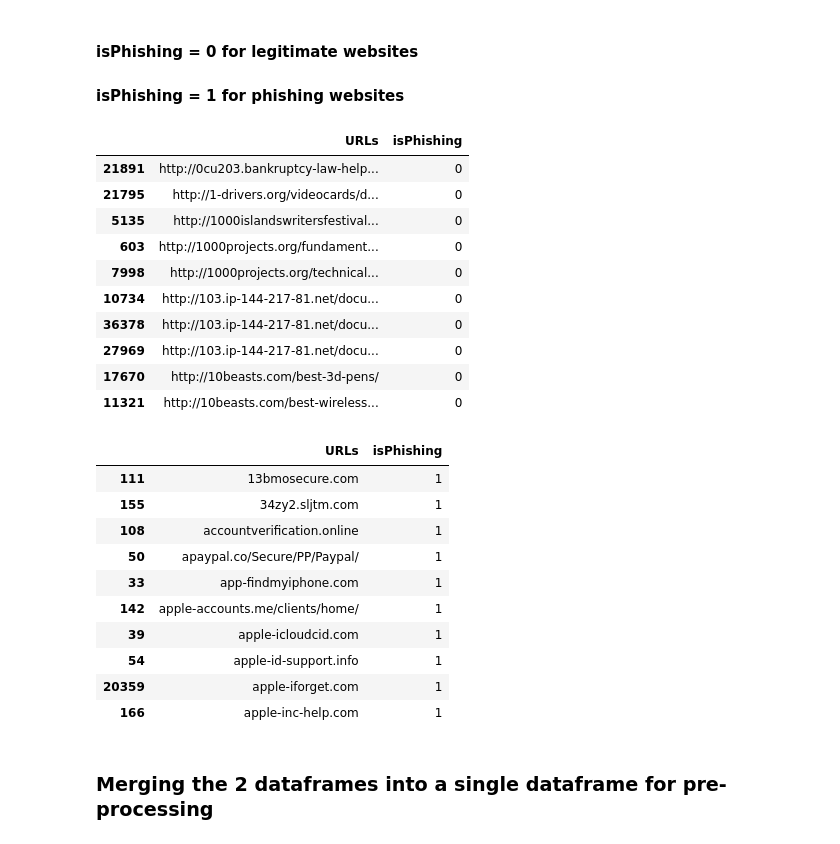
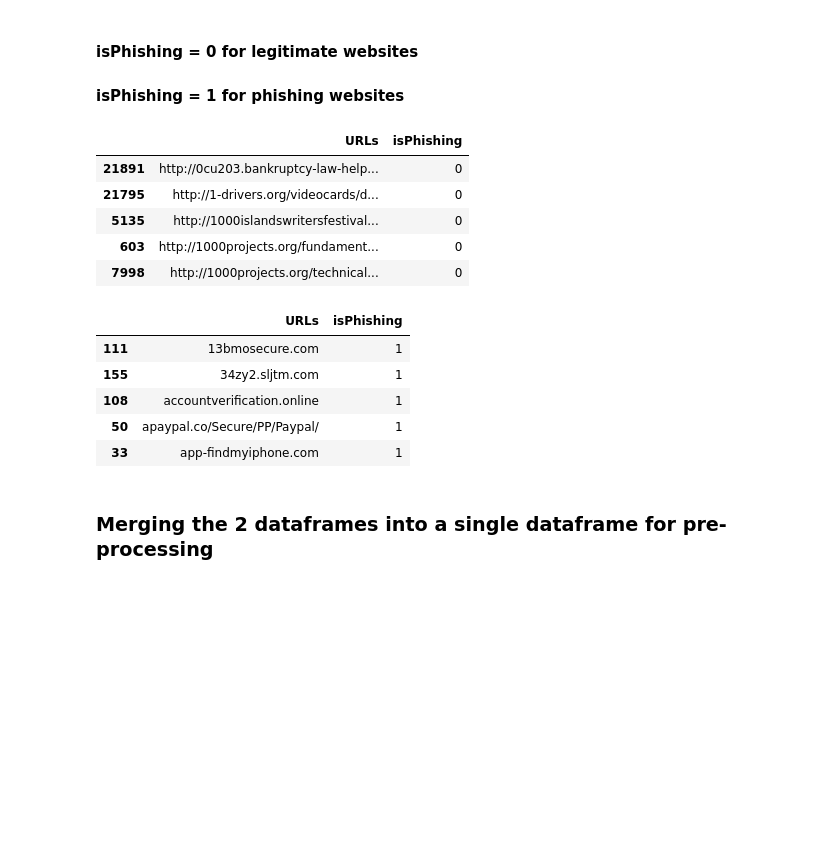
Before and after one commit to Shreya549/no-phishy, a Jupyter notebook: DataMining.ipynb, the cells around one changed output. Saved outputs shown, nothing was run; the diff lists cells and outputs as text; code cells hidden in the pictures; blank space fills up the shorter version.

```diff
--- a/DataMining.ipynb
+++ b/DataMining.ipynb
@@ -74,26 +60,21 @@ ph.head(10)
 # %%
 lg["isPhishing"] = 0
 lg.sort_values('URLs', inplace = True)
 lg.drop_duplicates(inplace = True, subset = 'URLs')
-lg.head(10)
+lg.head()
 # %% [output]
 |  | URLs | isPhishing |
 | 21891 | http://0cu203.bankruptcy-law-help... | 0 |
 | 21795 | http://1-drivers.org/videocards/d... | 0 |
 | 5135 | http://1000islandswritersfestival... | 0 |
 | 603 | http://1000projects.org/fundament... | 0 |
 | 7998 | http://1000projects.org/technical... | 0 |
-| 10734 | http://103.ip-144-217-81.net/docu... | 0 |
-| 36378 | http://103.ip-144-217-81.net/docu... | 0 |
-| 27969 | http://103.ip-144-217-81.net/docu... | 0 |
-| 17670 | http://10beasts.com/best-3d-pens/ | 0 |
-| 11321 | http://10beasts.com/best-wireless... | 0 |
 # %%
 ph["isPhishing"] = 1
 ph.sort_values('URLs', inplace = True)
 
 ph.drop_duplicates(inplace = True, subset = 'URLs')
-ph.head(10)
+ph.head()
 # %% [output]
 |  | URLs | isPhishing |
 | 111 | 13bmosecure.com | 1 |
@@ -101,11 +82,6 @@ ph.head(10)
 | 108 | accountverification.online | 1 |
 | 50 | apaypal.co/Secure/PP/Paypal/ | 1 |
 | 33 | app-findmyiphone.com | 1 |
-| 142 | apple-accounts.me/clients/home/ | 1 |
-| 39 | apple-icloudcid.com | 1 |
-| 54 | apple-id-support.info | 1 |
-| 20359 | apple-iforget.com | 1 |
-| 166 | apple-inc-help.com | 1 |
 # %% [markdown]
 ### Merging the 2 dataframes into a single dataframe for pre-processing
 # %%
```
Also changed, not shown: parts of 40 cells of this notebook, 1 other file.
